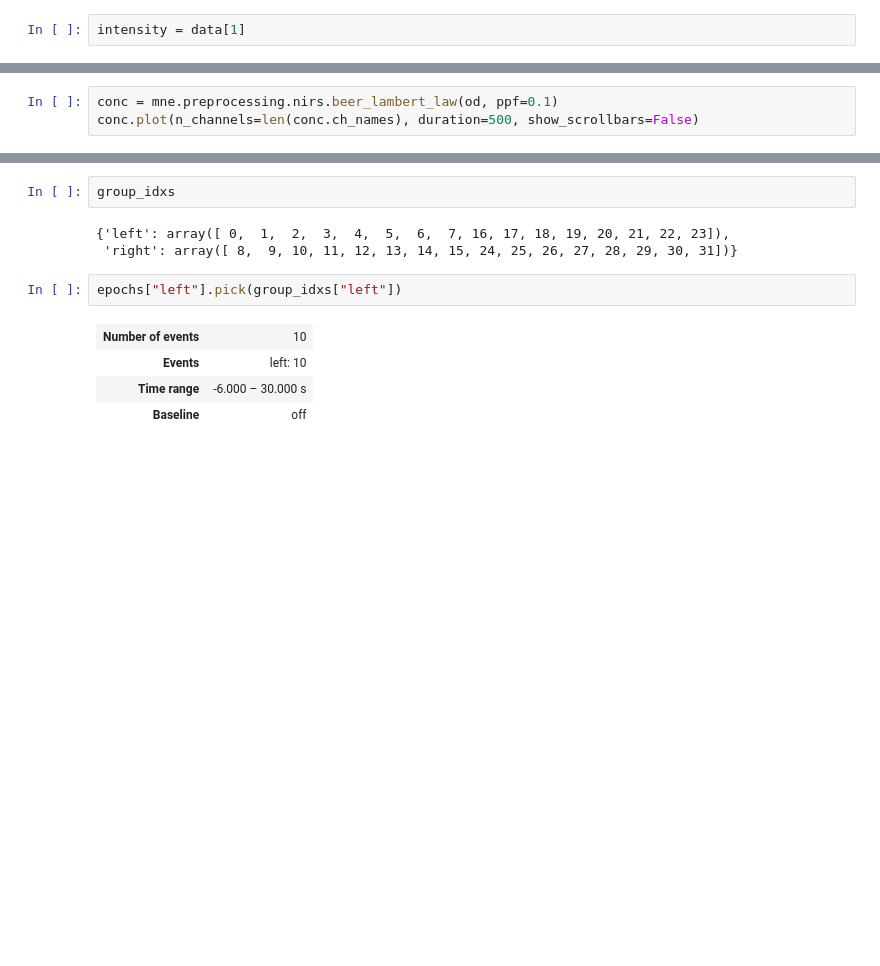
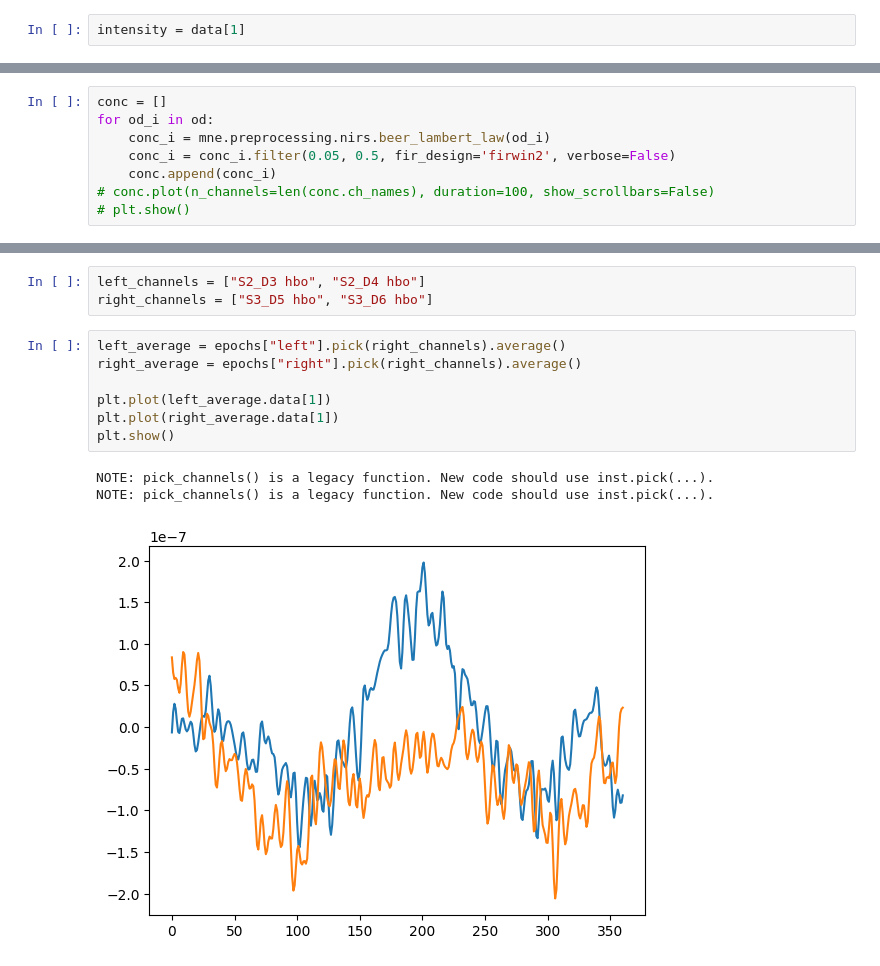
Before and after one commit to neural-imagery/signal-classifier, a Jupyter notebook: load.ipynb, the cells around one changed output, grey strips where cells are left out. Saved outputs shown, nothing was run; the diff lists cells and outputs as text; blank space fills up the shorter version.

```diff
--- a/load.ipynb
+++ b/load.ipynb
@@ -81,3 +57,8 @@ od.info["bads"] = list(compress(od.ch_names, sci < 0.5))
 # %%
-conc = mne.preprocessing.nirs.beer_lambert_law(od, ppf=0.1)
-conc.plot(n_channels=len(conc.ch_names), duration=500, show_scrollbars=False)
+conc = []
+for od_i in od:
+    conc_i = mne.preprocessing.nirs.beer_lambert_law(od_i)
+    conc_i = conc_i.filter(0.05, 0.5, fir_design='firwin2', verbose=False)
+    conc.append(conc_i)
+# conc.plot(n_channels=len(conc.ch_names), duration=100, show_scrollbars=False)
+# plt.show()
@@ -190,13 +90,15 @@ Using data from preloaded Raw for 43 events and 361 original time points ...
-# %%
-group_idxs
-# %% [output]
-{'left': array([ 0,  1,  2,  3,  4,  5,  6,  7, 16, 17, 18, 19, 20, 21, 22, 23]),
- 'right': array([ 8,  9, 10, 11, 12, 13, 14, 15, 24, 25, 26, 27, 28, 29, 30, 31])}
-# %%
-epochs["left"].pick(group_idxs["left"])
-# %% [output]
-| Number of events | 10 |
-| Events | left: 10 |
-| Time range | -6.000 – 30.000 s |
-| Baseline | off |
+# %%
+left_channels = ["S2_D3 hbo", "S2_D4 hbo"]
+right_channels = ["S3_D5 hbo", "S3_D6 hbo"]
+# %%
+left_average = epochs["left"].pick(right_channels).average()
+right_average = epochs["right"].pick(right_channels).average()
+
+plt.plot(left_average.data[1])
+plt.plot(right_average.data[1])
+plt.show()
+# %% [output]
+NOTE: pick_channels() is a legacy function. New code should use inst.pick(...).
+NOTE: pick_channels() is a legacy function. New code should use inst.pick(...).
+[figure, added]
 # %%
```
Also changed, not shown: parts of 16 cells of this notebook.
